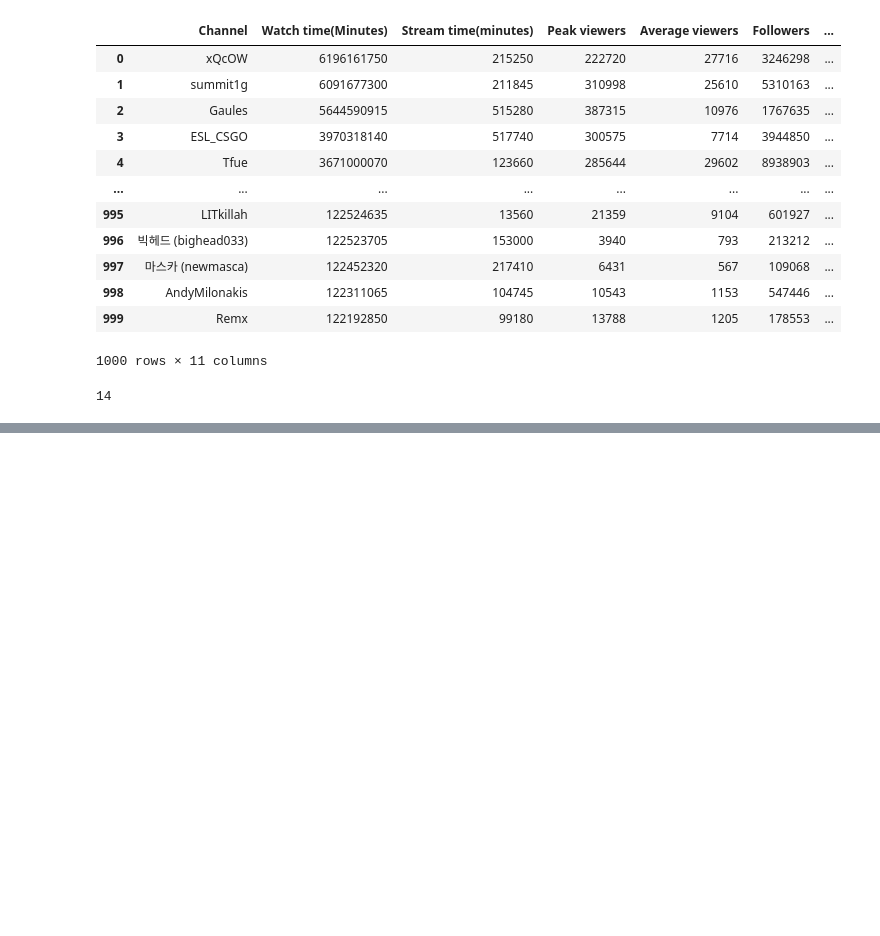
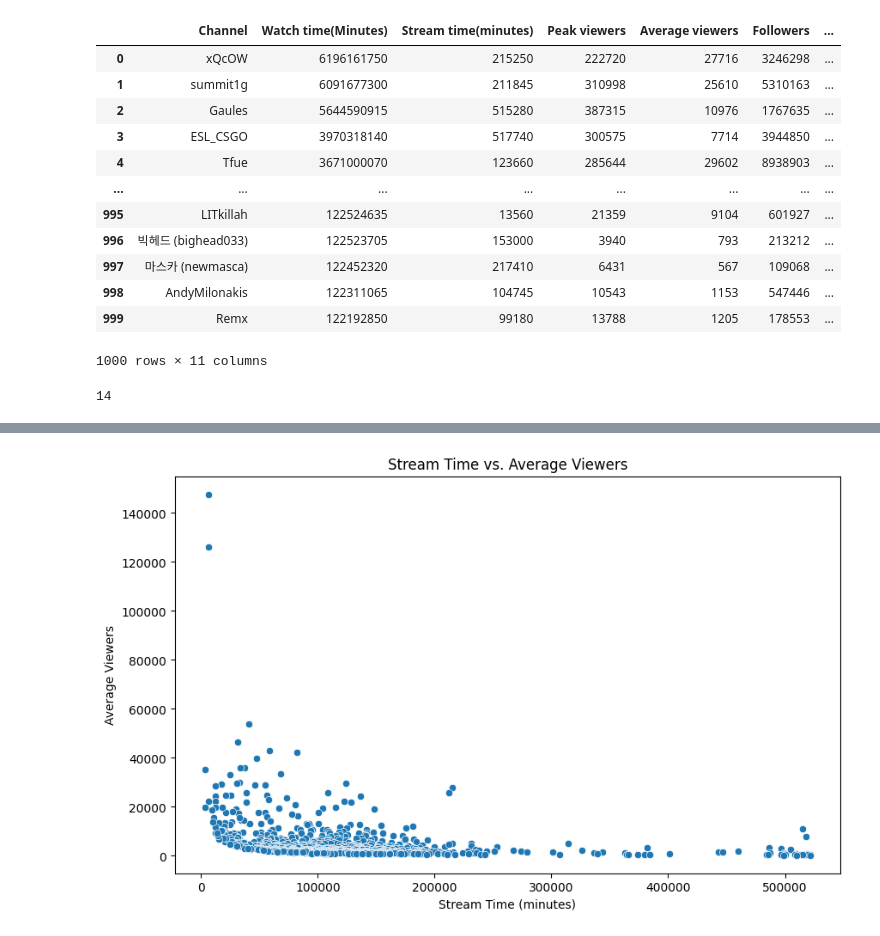
Before and after one commit to build-summer-2024/async-blue-Isaiah-Stokke-final-project, a Jupyter notebook: data_analysis.ipynb, the cells around one changed output, grey strips where cells are left out. Drawn from its saved outputs; the diff is of its cells as text; code cells hidden in the pictures; blank space fills up the shorter version.

```diff
--- a/data_analysis.ipynb
+++ b/data_analysis.ipynb
@@ -28,0 +108,8 @@ top200['Language'].nunique()
+# %%
+plt.figure(figsize=(10, 6))
+sns.scatterplot(x='Stream time(minutes)', y='Average viewers', data=df)
+plt.title('Stream Time vs. Average Viewers')
+plt.xlabel('Stream Time (minutes)')
+plt.ylabel('Average Viewers')
+plt
+# %% [output]
@@ -28,0 +117 @@ top200['Language'].nunique()
+[figure, added]
```
Also changed, not shown: parts of 13 cells of this notebook, 1 other file.
